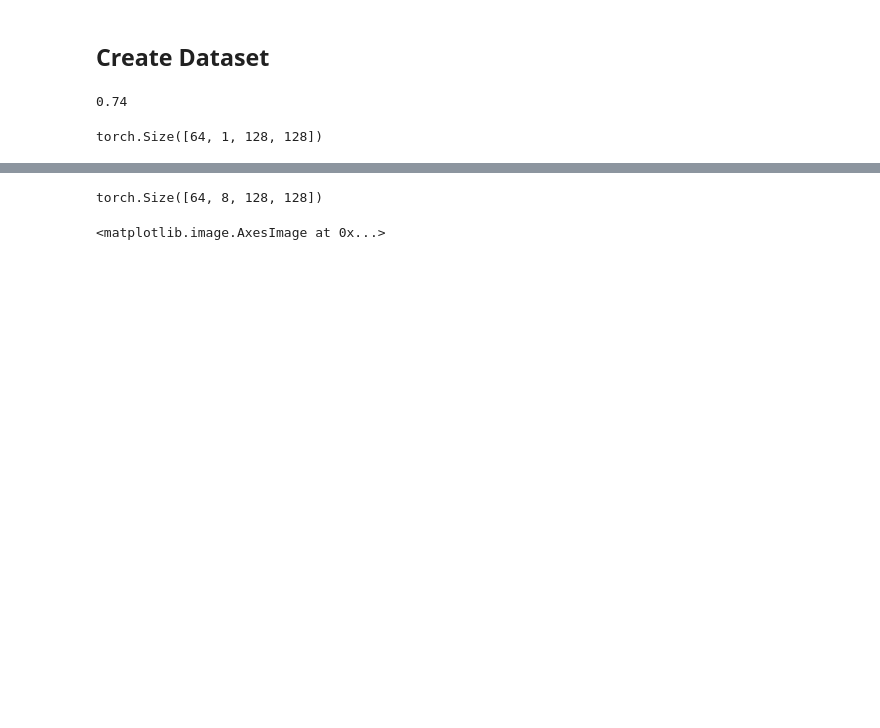
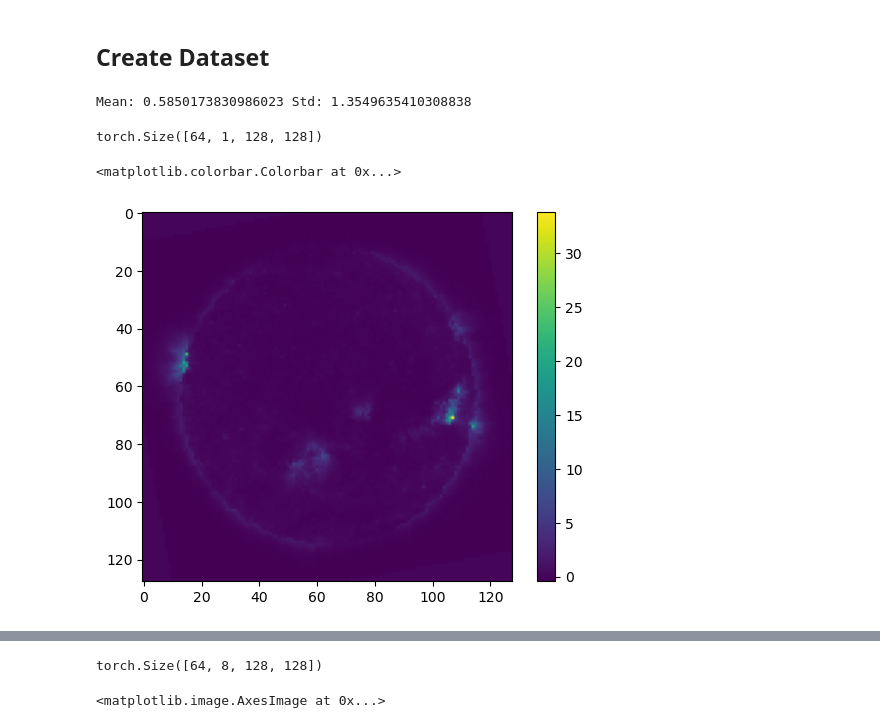
Before and after one commit to ErUM-Data-Hub/Challenges, a Jupyter notebook: solar/challenge.ipynb, the cells around one changed output, grey strips where cells are left out. Cells and saved outputs as stored; diff of their text form; code cells hidden in the pictures; blank space fills up the shorter version.

```diff
--- a/solar/challenge.ipynb
+++ b/solar/challenge.ipynb
@@ -125,6 +134,10 @@ class SolarDataset(Dataset):
         return x_t, y_t
 # %%
-1-0.01-0.25
+# Assuming xds is your xarray dataset
+channel_data = ds['DN'].sel(channel='94A')
+mean_value = channel_data.mean().item()
+std_value = channel_data.std().item()
+print("Mean:", mean_value, "Std:", std_value)
 # %% [output]
-0.74
+Mean: 0.5850173830986023 Std: 1.3549635410308838
 # %%
@@ -140,6 +168,12 @@ train_features, train_target = next(iter(train_loader))
 train_features.shape
 # %% [output]
 torch.Size([64, 1, 128, 128])
+# %%
+plt.imshow(train_features[0][0])
+plt.colorbar()
+# %% [output]
+<matplotlib.colorbar.Colorbar at 0x...>
+[figure, added]
 # %%
 device = (
     "cuda"
```
Also changed, not shown: parts of 21 cells of this notebook.
